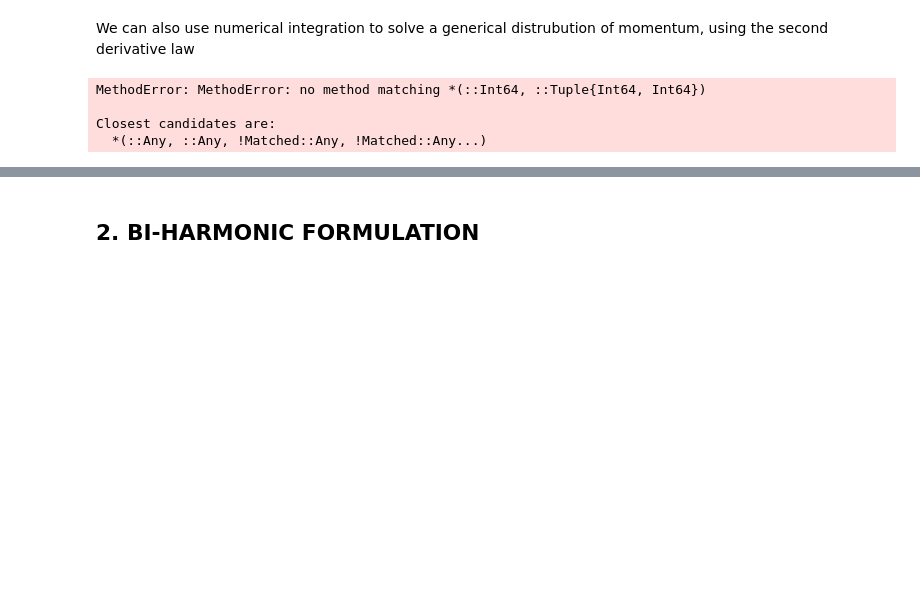
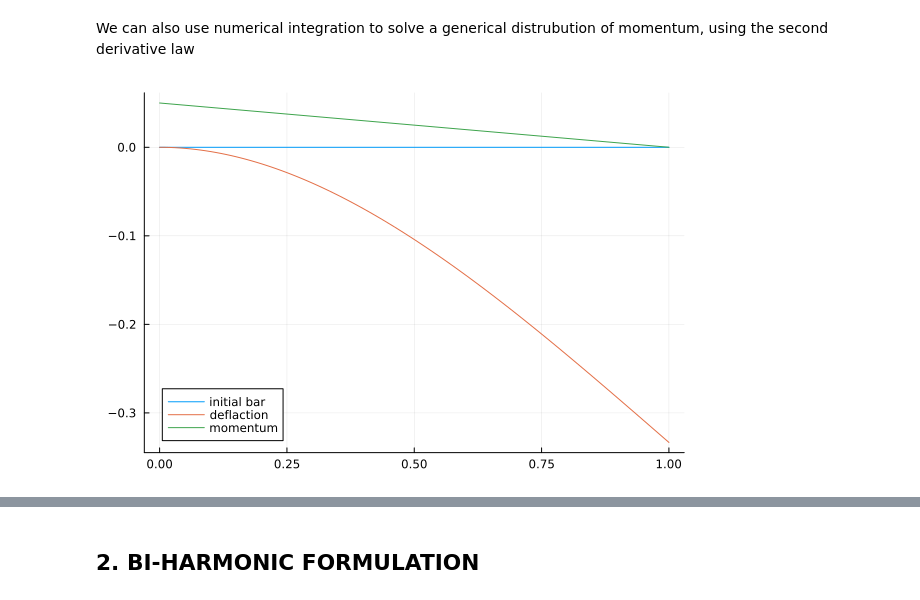
Before and after one commit to Kstreme/ENSAM-TUD01_G1, a Jupyter notebook: DAY 1 group 1.ipynb, the cells around one changed output, grey strips where cells are left out. Saved outputs shown, nothing was run; the diff lists cells and outputs as text; code cells hidden in the pictures; blank space fills up the shorter version.

```diff
--- a/DAY 1 group 1.ipynb
+++ b/DAY 1 group 1.ipynb
@@ -100,36 +100,33 @@ We can also use numerical integration to solve a generical distrubution of momen
 # %%
 using DifferentialEquations
 using Plots
 l2=1
 F2=1
 E2=1
 J2=1
 
 function M2(x)
     -F2/(E2*J2)*(l2-x) #momentum
 end
 
 function beam!(du,u,p,x)
     du[1]= u[2]
     du[2]= M2(x)
 end
 
 function bc!(residual,u,p,t)
     residual[1]=u[1]u[1]
     residual[2]=u[2]u[1]
 end
 
 xspan=(0,1)
 bvp = BVProblem(beam!,bc!,[0,0],xspan)
 u_sol = solve(bvp,BS3(),saveat=0.01)
 
-m_values=M2.(xspan)
+m_values=M2.(u_sol.t)
 
-plot(xspan,0*xspan,label="initial bar")
-plot!(u_sol[1,:],label="deflaction")
-plot!(xspan,m_values,label="momentum")
+plot(u_sol.t,0*u_sol.t,label="initial bar")
+plot!(u_sol.t,u_sol[1,:],label="deflaction")
+plot!(u_sol.t,-0.05*m_values,label="momentum")
 # %% [output]
-MethodError: MethodError: no method matching *(::Int64, ::Tuple{Int64, Int64})
-
-Closest candidates are:
-  *(::Any, ::Any, !Matched::Any, !Matched::Any...)
+[figure, added]
```
Also changed, not shown: parts of 5 cells of this notebook.
